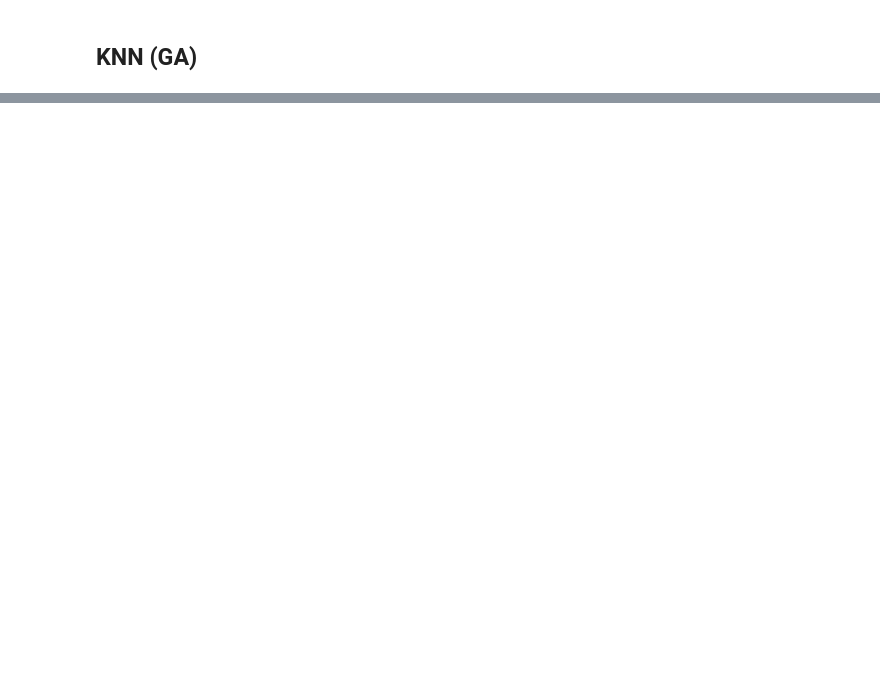
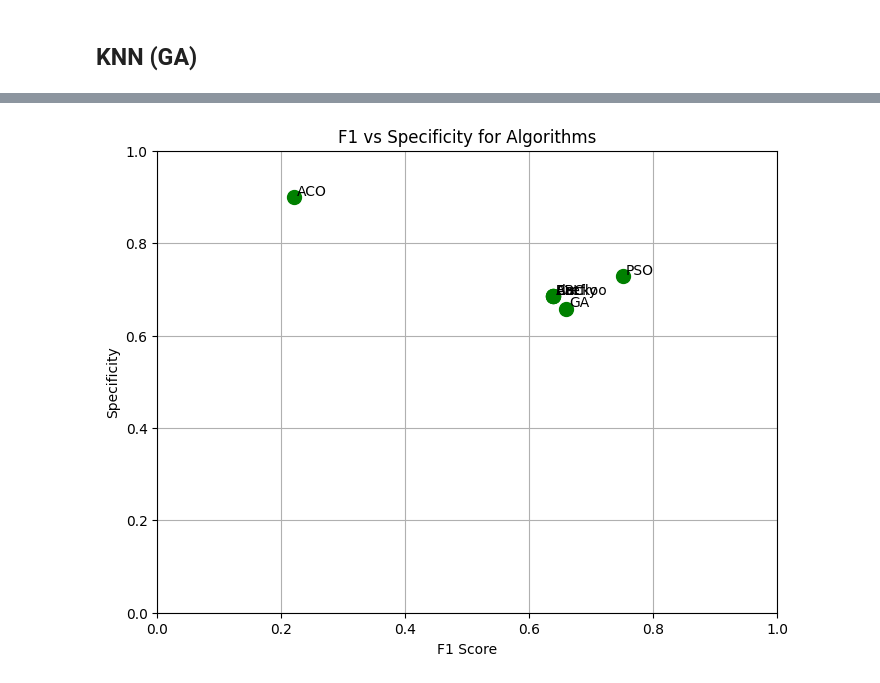
Before and after one commit to Tech-Seminar-Sentiment-Analysis/Technical-seminar, a Jupyter notebook: notebooks/annie.ipynb, the cells around one changed output, grey strips where cells are left out. Drawn from its saved outputs; the diff is of its cells as text; code cells hidden in the pictures; blank space fills up the shorter version.

```diff
--- a/notebooks/annie.ipynb
+++ b/notebooks/annie.ipynb
@@ -140,0 +741,16 @@ Specificity: 0.7013422818791947
+# %%
+plt.figure(figsize=(8,6))
+plt.scatter(f1_scores, specificity, color='green', s=100)
+
+for i, alg in enumerate(algorithms):
+    plt.text(f1_scores[i]+0.005, specificity[i]+0.005, alg)
+
+plt.xlabel('F1 Score')
+plt.ylabel('Specificity')
+plt.title('F1 vs Specificity for Algorithms')
+plt.xlim(0,1)
+plt.ylim(0,1)
+plt.grid(True)
+plt.show()
+# %% [output]
+[figure, added]
```
Also changed, not shown: parts of 29 cells of this notebook.
